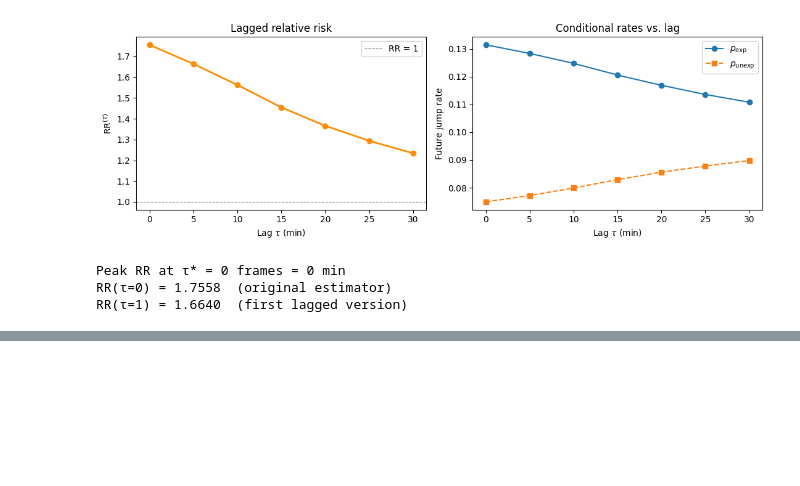
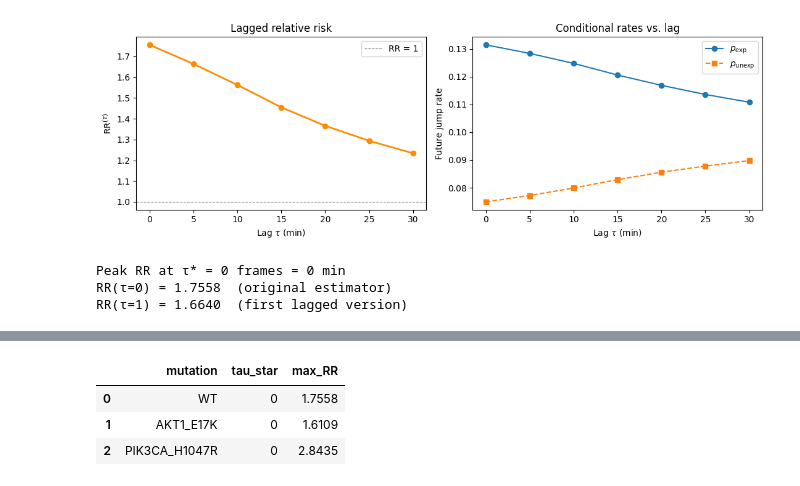
Before and after one commit to joannahuba/Spatiotemporal-Signal-Propagation, a Jupyter notebook: notebooks-part3/Part2_L1_LaggedExposure.ipynb, the cells around one changed output, grey strips where cells are left out. Saved outputs shown, nothing was run; the diff lists cells and outputs as text; code cells hidden in the pictures; blank space fills up the shorter version.

```diff
--- a/notebooks-part3/Part2_L1_LaggedExposure.ipynb
+++ b/notebooks-part3/Part2_L1_LaggedExposure.ipynb
@@ -184,0 +329,21 @@ and repeat the lagged analysis. Does the peak lag $\tau^*$ differ between WT and
+# %%
+summary = pd.DataFrame({
+    'mutation': ['WT', 'AKT1_E17K', 'PIK3CA_H1047R'],
+    'tau_star': [
+        df_wt.loc[df_wt['RR'].idxmax(), 'τ (min)'],
+        df_akt.loc[df_akt['RR'].idxmax(), 'τ (min)'],
+        df_pten.loc[df_pik3ca_h1047r['RR'].idxmax(), 'τ (min)'],
+    ],
+    'max_RR': [
+        df_wt['RR'].max(),
+        df_akt['RR'].max(),
+        df_pik3ca_h1047r['RR'].max(),
+    ]
+})
+
+summary
+# %% [output]
+|  | mutation | tau_star | max_RR |
+| 0 | WT | 0 | 1.7558 |
+| 1 | AKT1_E17K | 0 | 1.6109 |
+| 2 | PIK3CA_H1047R | 0 | 2.8435 |
```
Also changed, not shown: parts of 11 cells of this notebook.
